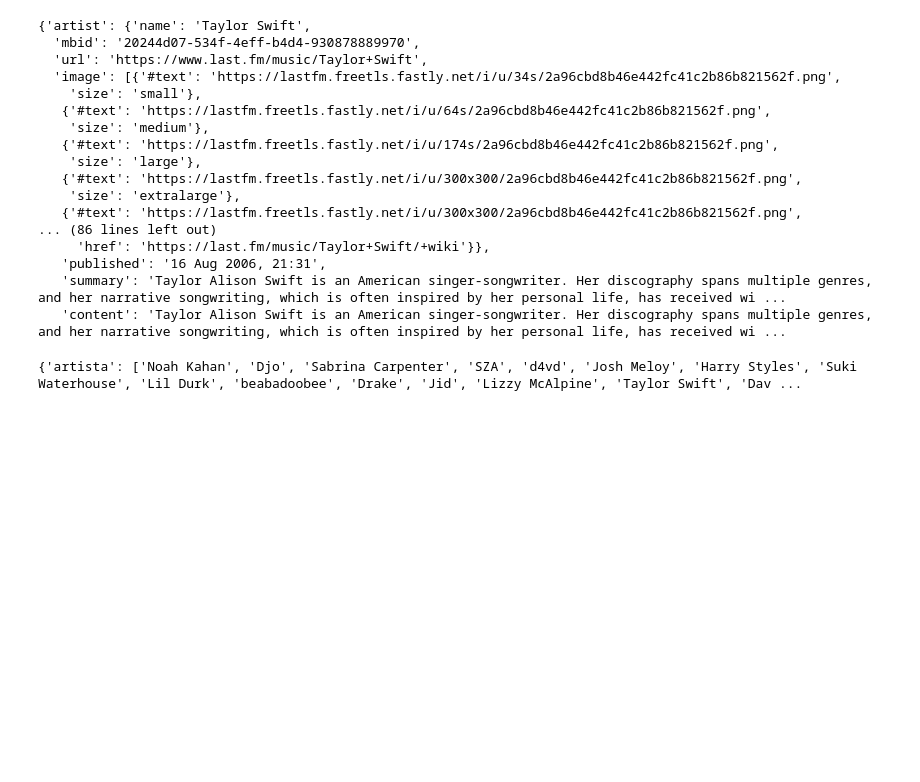
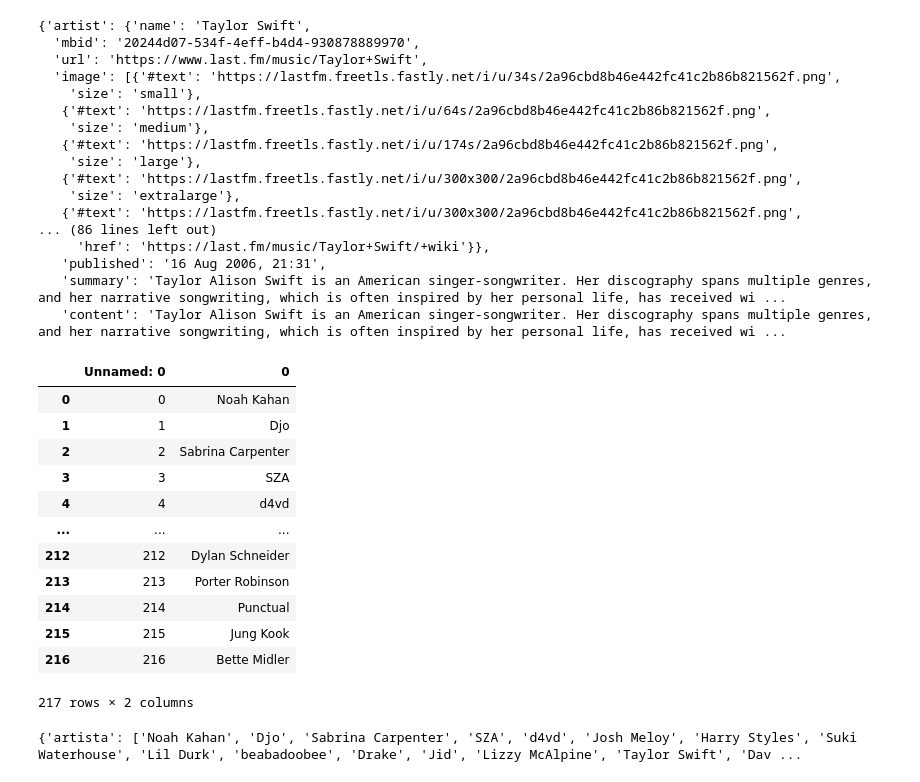
Before and after one commit to mtoledo-rgb/proyecto_spoty-api, a Jupyter notebook: Notebooks/fm_pop.ipynb, the cells around one changed output. Drawn from its saved outputs; the diff is of its cells as text; code cells hidden in the pictures; blank space fills up the shorter version.

```diff
--- a/Notebooks/fm_pop.ipynb
+++ b/Notebooks/fm_pop.ipynb
@@ -40,6 +40,21 @@ resp_fm.json() #vemos la información que contiene dentro y cumple las condicion
    'content': 'Taylor Alison Swift is an American singer-songwriter. Her discography spans multiple genres, and her narrative songwriting, which is often inspired by her personal life, has received wi ...
 # %%
 df_pop_fm = pd.read_csv(r'/Users/mireia/Desktop/adalab/proyecto_spoty-api/Data/artistas_pop_2022_2023.csv') #cargamos el archivo cvs con los datos de los artistas pop, hasta aquí todo va a ser igual para todos los géneros
+df_pop_fm
+# %% [output]
+|  | Unnamed: 0 | 0 |
+| 0 | 0 | Noah Kahan |
+| 1 | 1 | Djo |
+| 2 | 2 | Sabrina Carpenter |
+| 3 | 3 | SZA |
+| 4 | 4 | d4vd |
+| ... | ... | ... |
+| 212 | 212 | Dylan Schneider |
+| 213 | 213 | Porter Robinson |
+| 214 | 214 | Punctual |
+| 215 | 215 | Jung Kook |
+| 216 | 216 | Bette Midler |
+217 rows × 2 columns
 # %%
 #creamos el diccionario donde almacenar toda la información de los artistas pop
 fm_pop = {'artista':[],'oyentes':[],'reproducciones':[],'biografia':[],'similares':[]}
```
